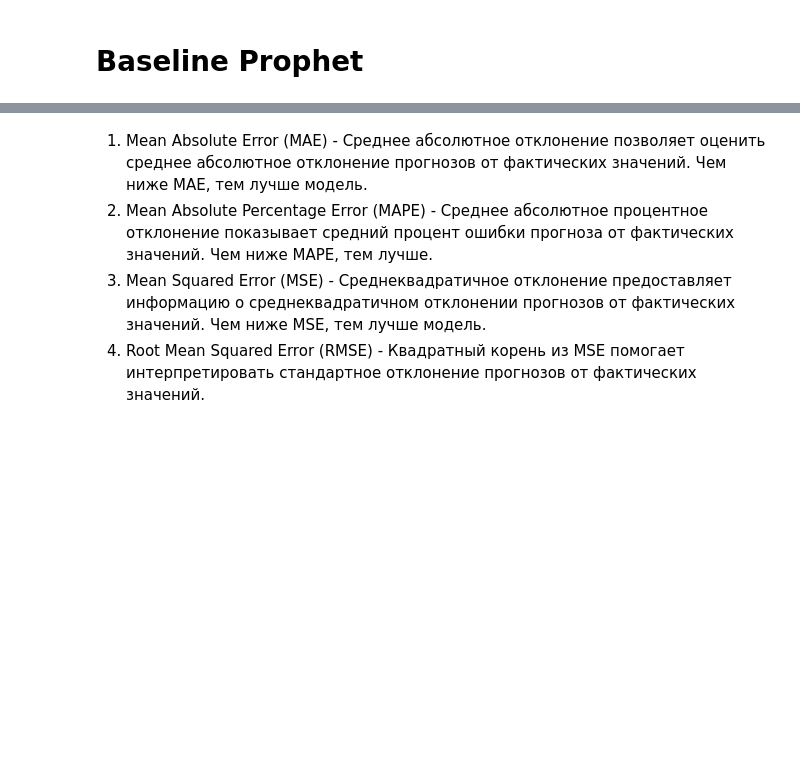
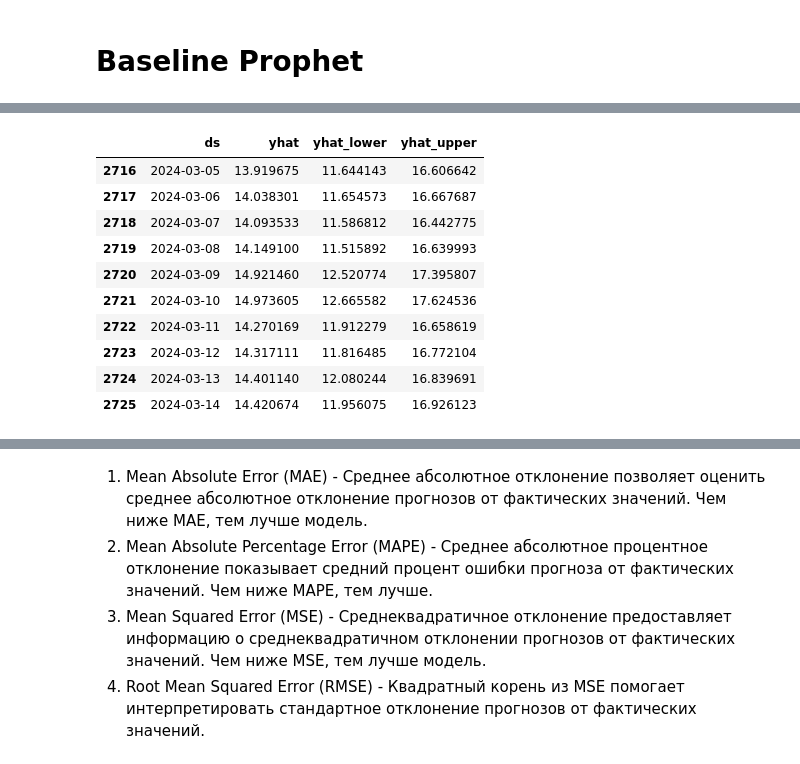
Before and after one commit to myxa95/01_Prediction_of_the_key_rate_in_the_Russian_Federation, a Jupyter notebook: notebooks/Baseline_Tuning.ipynb, the cells around one changed output, grey strips where cells are left out. Drawn from its saved outputs; the diff is of its cells as text; code cells hidden in the pictures; blank space fills up the shorter version.

```diff
--- a/notebooks/Baseline_Tuning.ipynb
+++ b/notebooks/Baseline_Tuning.ipynb
@@ -37,3 +41,19 @@ bl_prophet.fit(df_train)
+# %%
+future = bl_prophet.make_future_dataframe(periods=365, freq='D')
+forecast = bl_prophet.predict(future)
+forecast[['ds', 'yhat', 'yhat_lower', 'yhat_upper']].tail(10)
+# %% [output]
+|  | ds | yhat | yhat_lower | yhat_upper |
+| 2716 | 2024-03-05 | 13.919675 | 11.644143 | 16.606642 |
+| 2717 | 2024-03-06 | 14.038301 | 11.654573 | 16.667687 |
+| 2718 | 2024-03-07 | 14.093533 | 11.586812 | 16.442775 |
+| 2719 | 2024-03-08 | 14.149100 | 11.515892 | 16.639993 |
+| 2720 | 2024-03-09 | 14.921460 | 12.520774 | 17.395807 |
+| 2721 | 2024-03-10 | 14.973605 | 12.665582 | 17.624536 |
+| 2722 | 2024-03-11 | 14.270169 | 11.912279 | 16.658619 |
+| 2723 | 2024-03-12 | 14.317111 | 11.816485 | 16.772104 |
+| 2724 | 2024-03-13 | 14.401140 | 12.080244 | 16.839691 |
+| 2725 | 2024-03-14 | 14.420674 | 11.956075 | 16.926123 |
 # %%
 # смотрим совпадение фактического курса с предсказанным курсом baseline prophet
 fig, ax = plt.subplots(figsize= (10, 5))
```
Also changed, not shown: parts of 5 cells of this notebook, 3 other files.
